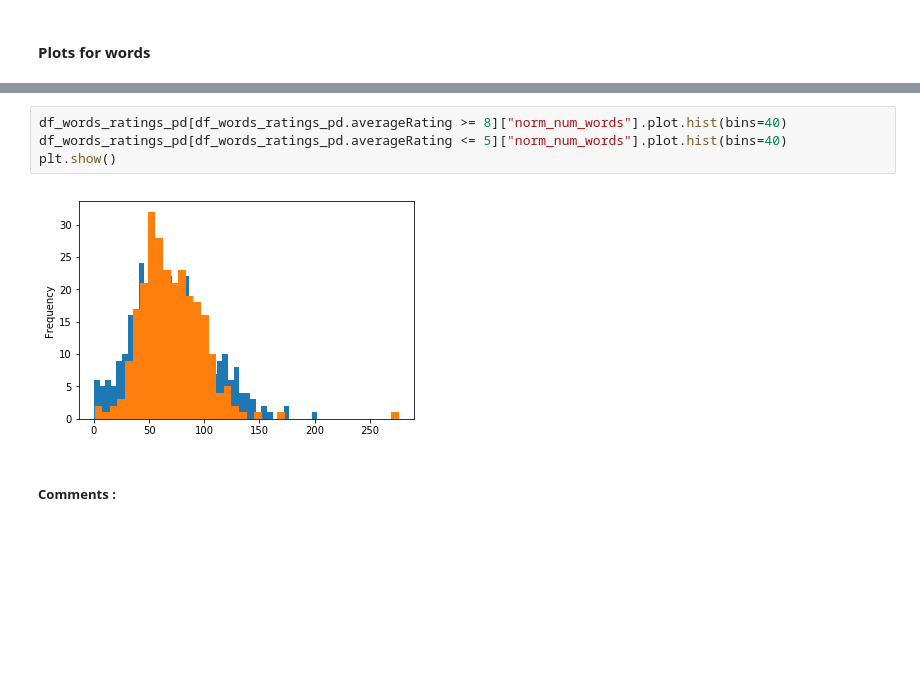
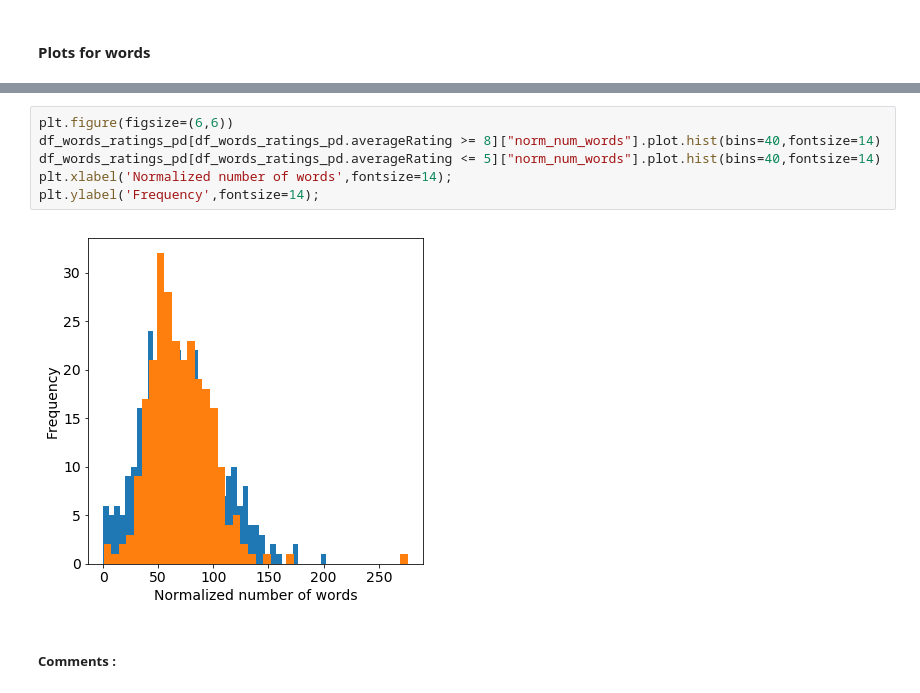
Before and after one commit to Xabitsuki/adamax, a Jupyter notebook: NotebookFinal.ipynb, the cells around one changed output, grey strips where cells are left out. Cells and saved outputs as stored; diff of their text form; blank space fills up the shorter version.

Commit message:
Almost finished commenting the plots

```diff
--- a/NotebookFinal.ipynb
+++ b/NotebookFinal.ipynb
@@ -623,9 +631,11 @@ ax = df_words_ratings_pd.plot.scatter("norm_num_words", "averageRating")
 # %%
-df_words_ratings_pd[df_words_ratings_pd.averageRating >= 8]["norm_num_words"].plot.hist(bins=40)
-df_words_ratings_pd[df_words_ratings_pd.averageRating <= 5]["norm_num_words"].plot.hist(bins=40)
-plt.show()
+plt.figure(figsize=(6,6))
+df_words_ratings_pd[df_words_ratings_pd.averageRating >= 8]["norm_num_words"].plot.hist(bins=40,fontsize=14)
+df_words_ratings_pd[df_words_ratings_pd.averageRating <= 5]["norm_num_words"].plot.hist(bins=40,fontsize=14)
+plt.xlabel('Normalized number of words',fontsize=14);
+plt.ylabel('Frequency',fontsize=14);
 # %% [output]
-[figure, old version]
+[figure, new version]
 # %% [markdown]
 ##### Comments :
 # %% [markdown]
```
Also changed, not shown: parts of 40 cells of this notebook.
